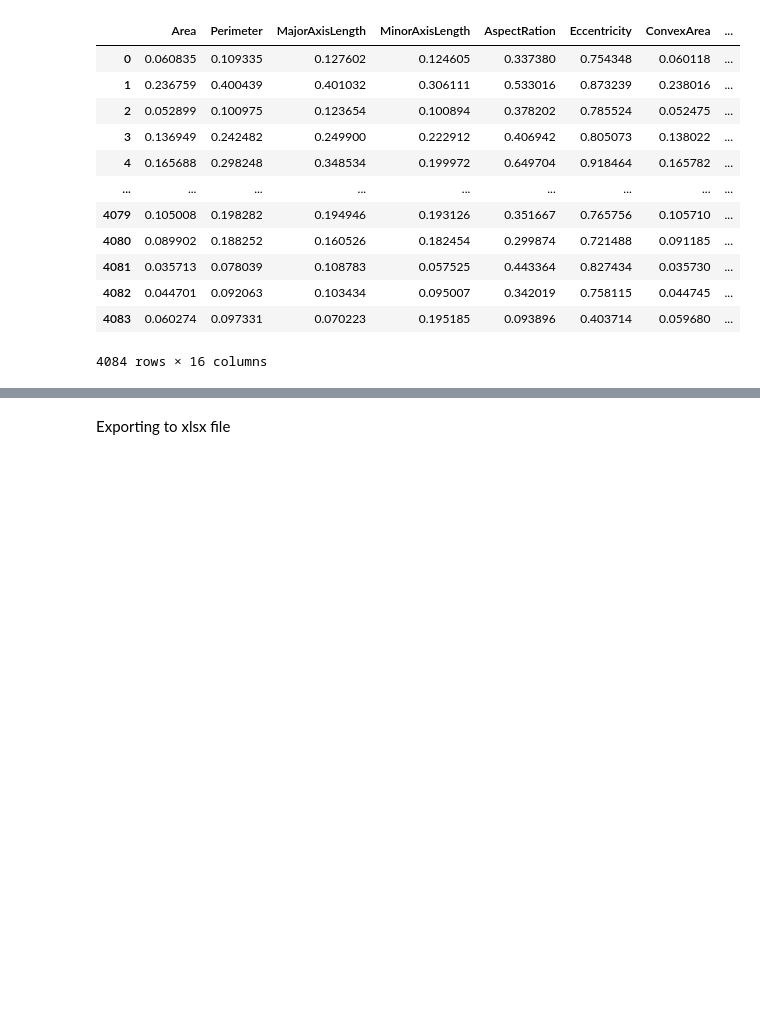
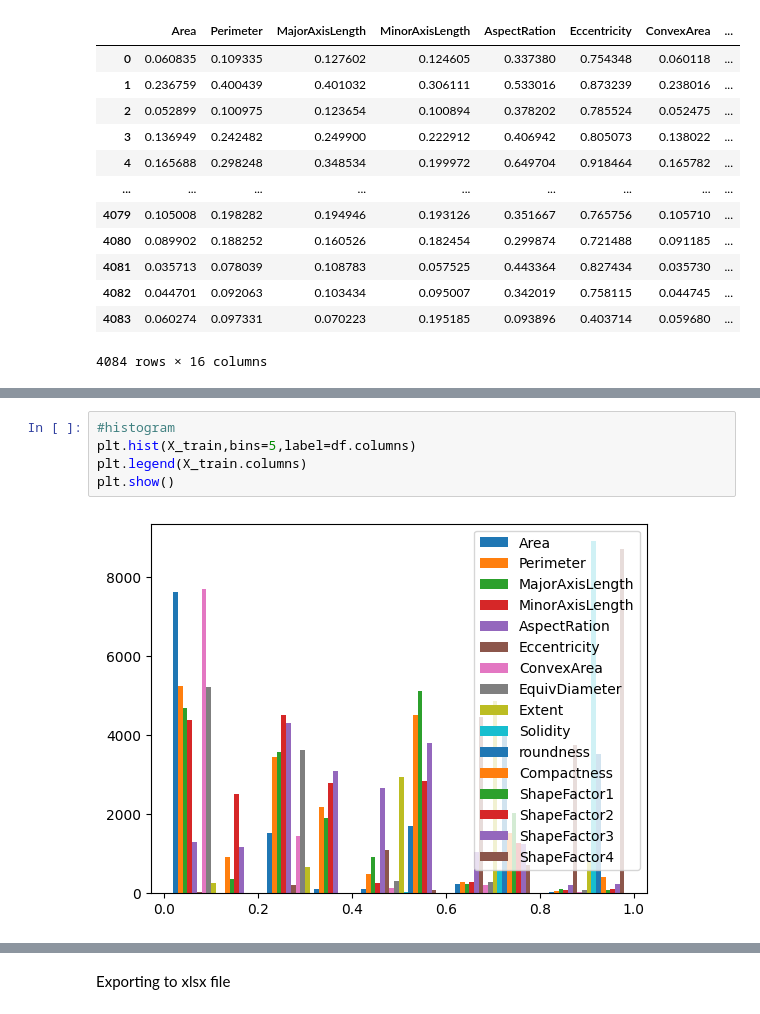
Before and after one commit to Orobrs/Dry-beans-classification, a Jupyter notebook: DryBean.ipynb, the cells around one changed output, grey strips where cells are left out. Cells and saved outputs as stored; diff of their text form; blank space fills up the shorter version.

```diff
--- a/DryBean.ipynb
+++ b/DryBean.ipynb
@@ -377,0 +389,7 @@ X_test
+# %%
+#histogram
+plt.hist(X_train,bins=5,label=df.columns)
+plt.legend(X_train.columns)
+plt.show()
+# %% [output]
+[figure, added]
```
Also changed, not shown: parts of 6 cells of this notebook.
